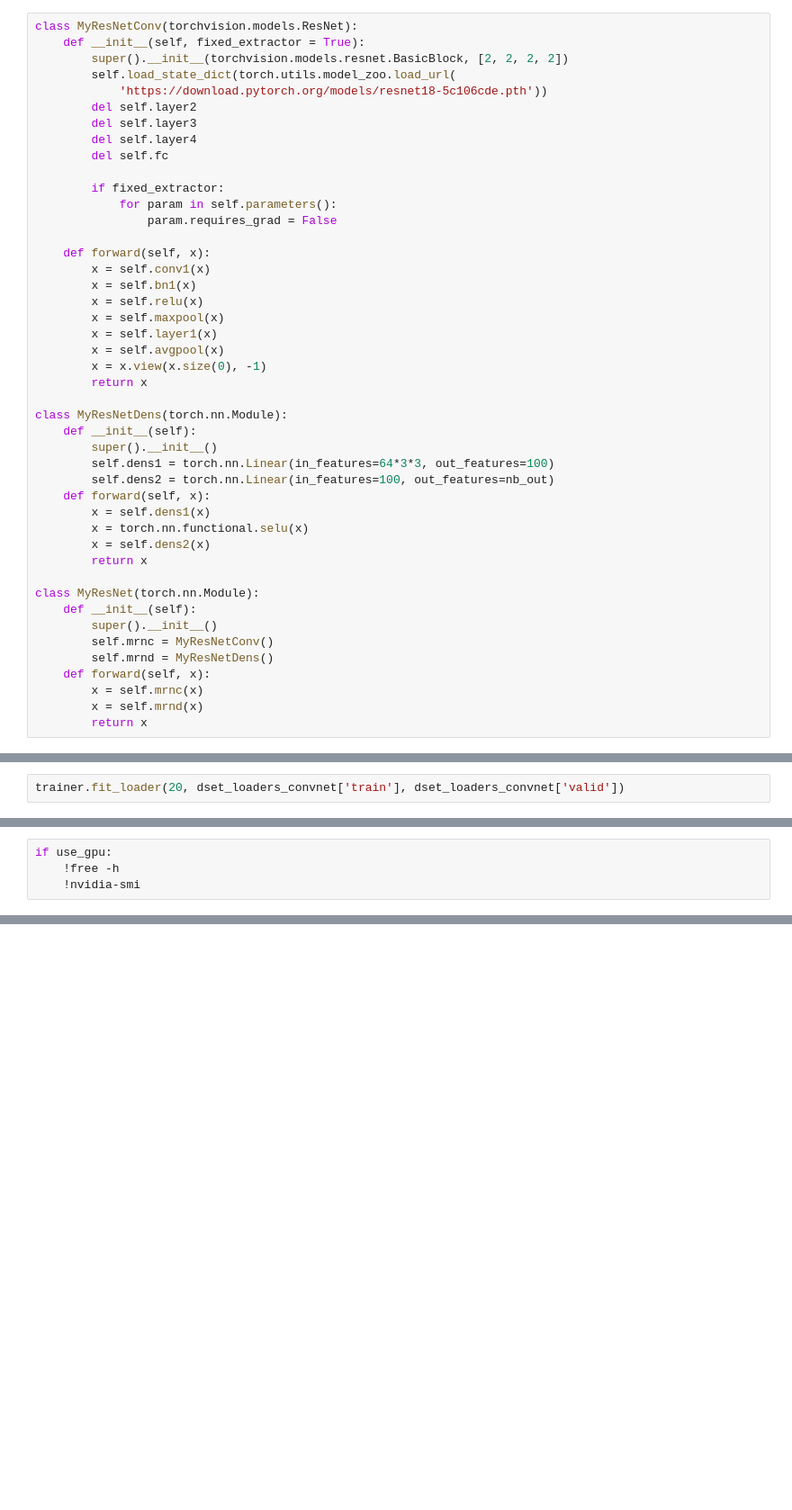
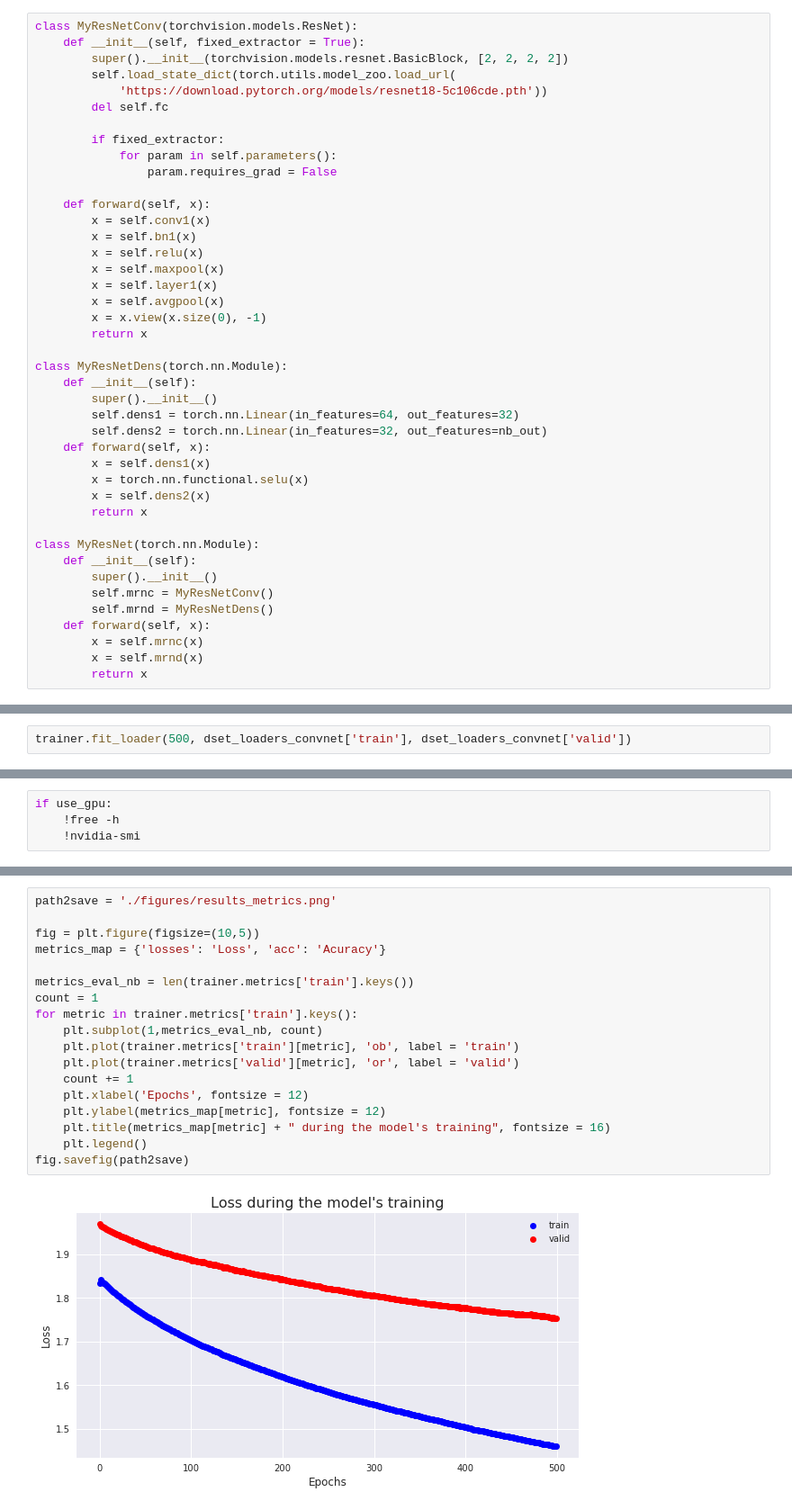
Before and after one commit to RenatoBMLR/state-farm-distracted-driver-detection, a Jupyter notebook: Distracted_Driver_Detection.ipynb, the cells around one changed output, grey strips where cells are left out. Shown at 90% size. Saved outputs shown, nothing was run; the diff lists cells and outputs as text; blank space fills up the shorter version.

Commit message:
fixed bug in training method

```diff
--- a/Distracted_Driver_Detection.ipynb
+++ b/Distracted_Driver_Detection.ipynb
@@ -270,9 +270,6 @@ class MyResNetConv(torchvision.models.ResNet):
         super().__init__(torchvision.models.resnet.BasicBlock, [2, 2, 2, 2])
         self.load_state_dict(torch.utils.model_zoo.load_url(
             'https://download.pytorch.org/models/resnet18-5c106cde.pth'))
-        del self.layer2
-        del self.layer3
-        del self.layer4
         del self.fc
 
         if fixed_extractor:
@@ -292,8 +289,8 @@ class MyResNetConv(torchvision.models.ResNet):
 class MyResNetDens(torch.nn.Module):
     def __init__(self):
         super().__init__()
-        self.dens1 = torch.nn.Linear(in_features=64*3*3, out_features=100)
-        self.dens2 = torch.nn.Linear(in_features=100, out_features=nb_out)
+        self.dens1 = torch.nn.Linear(in_features=64, out_features=32)
+        self.dens2 = torch.nn.Linear(in_features=32, out_features=nb_out)
     def forward(self, x):
         x = self.dens1(x)
         x = torch.nn.functional.selu(x)
@@ -393,4 +390,4 @@ params = {'model' : model.mrnd,
 # %%
 trainer = ptt.DeepNetTrainer(**params)
 # %%
-trainer.fit_loader(20, dset_loaders_convnet['train'], dset_loaders_convnet['valid'])
+trainer.fit_loader(500, dset_loaders_convnet['train'], dset_loaders_convnet['valid'])
@@ -422,0 +416,20 @@ plt.legend(loc='lower right')
+# %%
+path2save = './figures/results_metrics.png'
+
+fig = plt.figure(figsize=(10,5))
+metrics_map = {'losses': 'Loss', 'acc': 'Acuracy'}
+
+metrics_eval_nb = len(trainer.metrics['train'].keys())
+count = 1
+for metric in trainer.metrics['train'].keys():
+    plt.subplot(1,metrics_eval_nb, count)
+    plt.plot(trainer.metrics['train'][metric], 'ob', label = 'train')
+    plt.plot(trainer.metrics['valid'][metric], 'or', label = 'valid')
+    count += 1
+    plt.xlabel('Epochs', fontsize = 12)
+    plt.ylabel(metrics_map[metric], fontsize = 12)
+    plt.title(metrics_map[metric] + " during the model's training", fontsize = 16)
+    plt.legend()
+fig.savefig(path2save)
+# %% [output]
+[figure, added]
```
Also changed, not shown: parts of 7 cells of this notebook, 2 other files.
